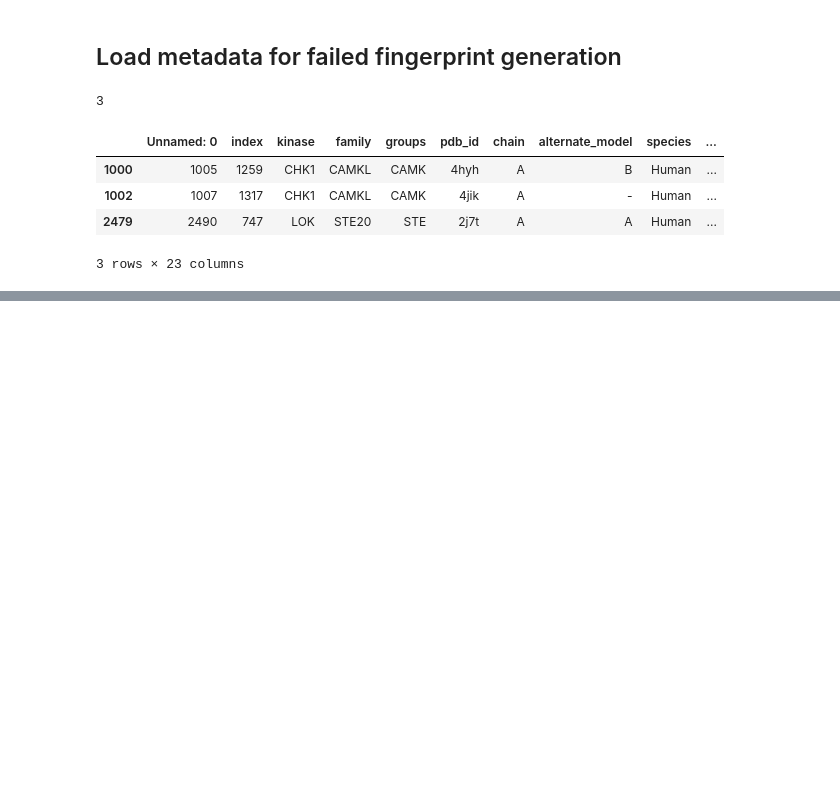
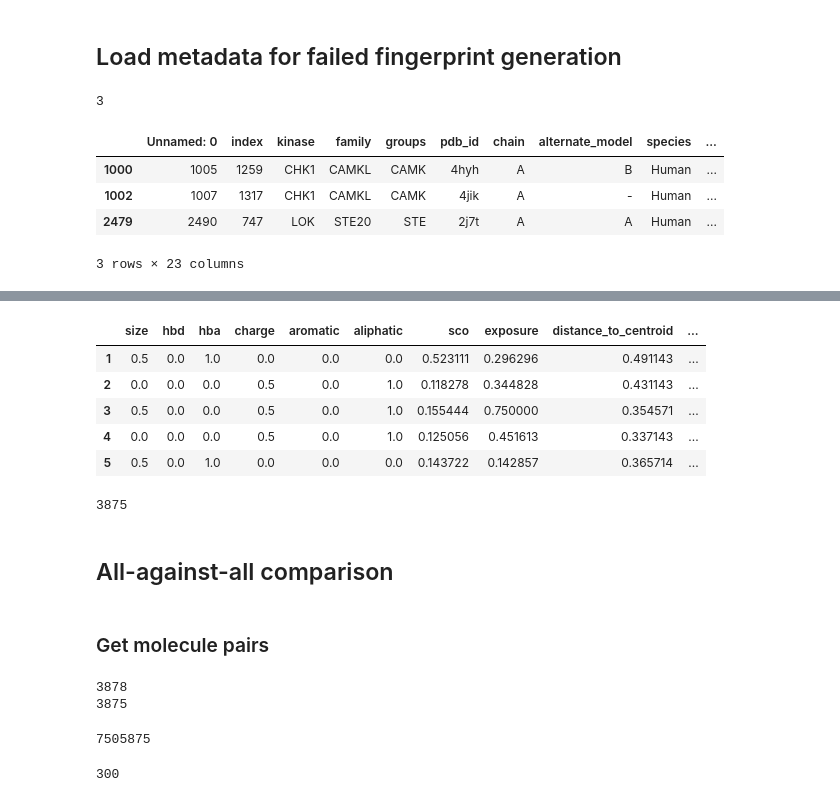
Before and after one commit to volkamerlab/kissim, a Jupyter notebook: scripts/dataset_fingerprints.ipynb, the cells around one changed output, grey strips where cells are left out. Saved outputs shown, nothing was run; the diff lists cells and outputs as text; code cells hidden in the pictures; blank space fills up the shorter version.

```diff
--- a/scripts/dataset_fingerprints.ipynb
+++ b/scripts/dataset_fingerprints.ipynb
@@ -117,0 +128,27 @@ p2 = p1 + 2
+# %%
+fp1_norm_df.head()
+# %% [output]
+|  | size | hbd | hba | charge | aromatic | aliphatic | sco | exposure | distance_to_centroid | ... |
+| 1 | 0.5 | 0.0 | 1.0 | 0.0 | 0.0 | 0.0 | 0.523111 | 0.296296 | 0.491143 | ... |
+| 2 | 0.0 | 0.0 | 0.0 | 0.5 | 0.0 | 1.0 | 0.118278 | 0.344828 | 0.431143 | ... |
+| 3 | 0.5 | 0.0 | 0.0 | 0.5 | 0.0 | 1.0 | 0.155444 | 0.750000 | 0.354571 | ... |
+| 4 | 0.0 | 0.0 | 0.0 | 0.5 | 0.0 | 1.0 | 0.125056 | 0.451613 | 0.337143 | ... |
+| 5 | 0.5 | 0.0 | 1.0 | 0.0 | 0.0 | 0.0 | 0.143722 | 0.142857 | 0.365714 | ... |
+# %%
+len(fp1_norm)
+# %% [output]
+3875
+# %% [markdown]
+## All-against-all comparison
+# %% [markdown]
+### Get molecule pairs
+# %%
+with open(path_to_fingerprints / 'fingerprints_parallelized.p', 'rb') as f:
+    fingerprints = pickle.load(f)
+
+print(len(fingerprints))
+fingerprints = [i for i in fingerprints if i is not None]
+print(len(fingerprints))
+# %% [output]
+3878
+3875
@@ -117,0 +160,4 @@ p2 = p1 + 2
+# %%
+len(pairs)
+# %% [output]
+7505875
@@ -117,0 +181,4 @@ p2 = p1 + 2
+# %%
+len(scores)
+# %% [output]
+300
```
Also changed, not shown: parts of 52 cells of this notebook.
